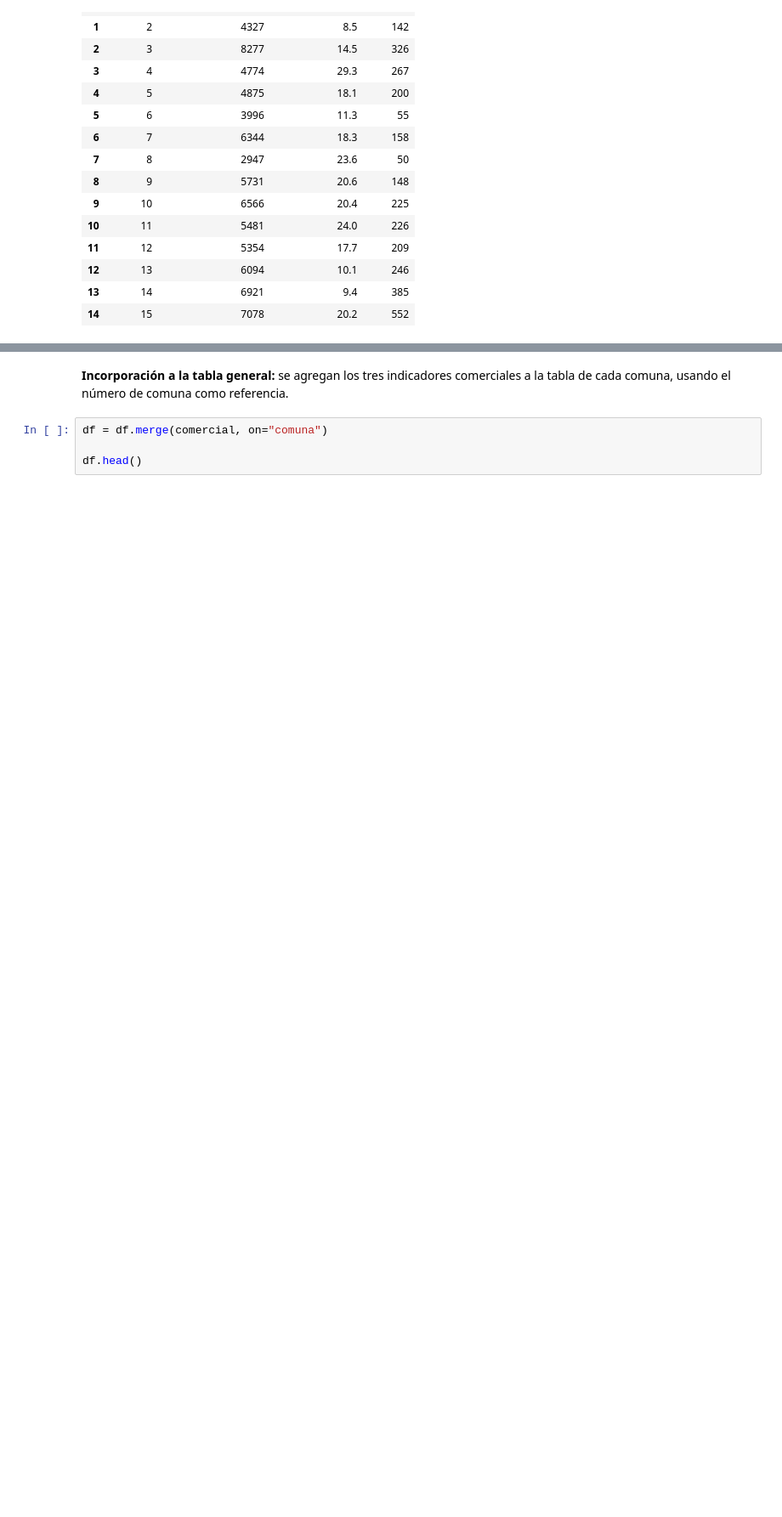
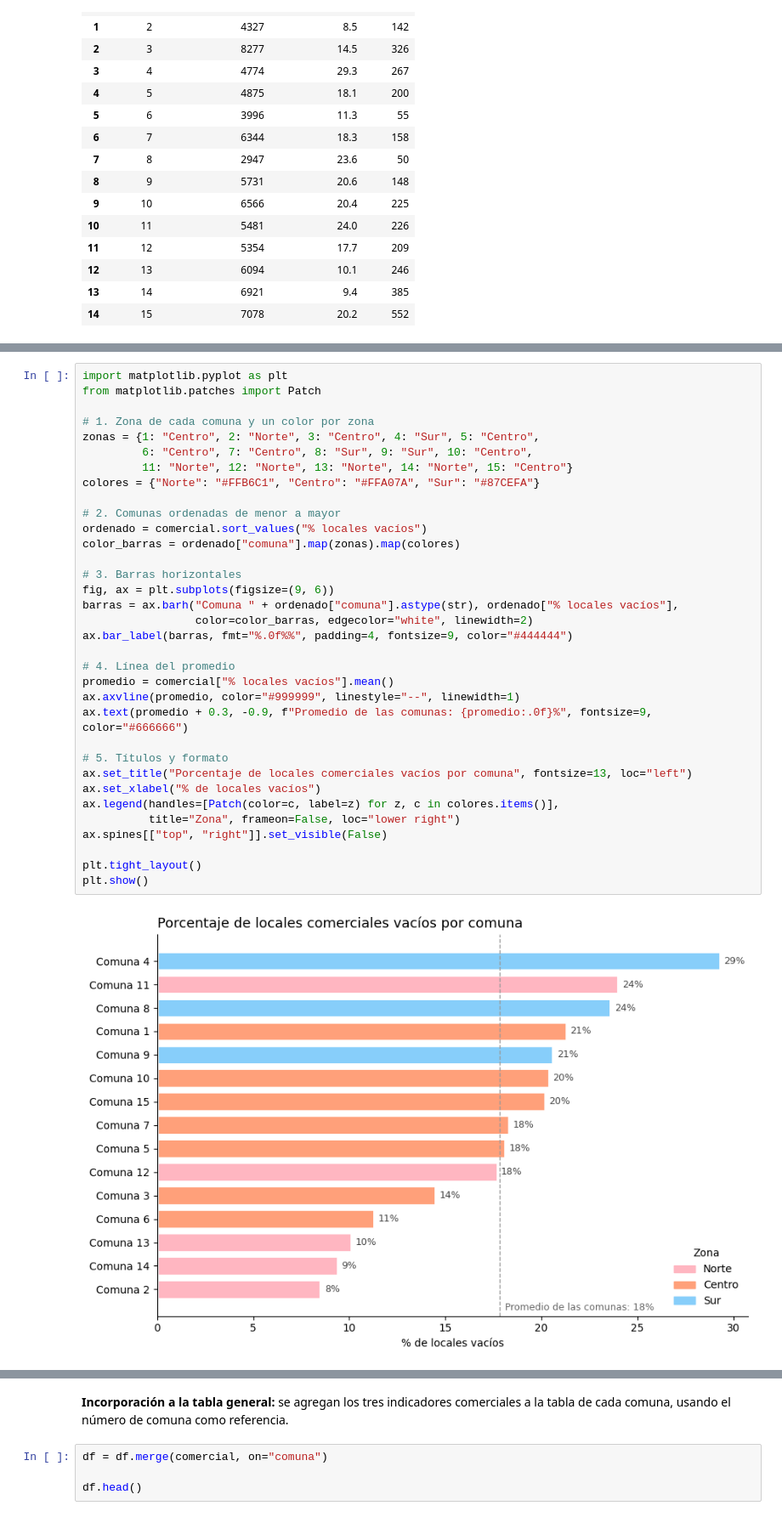
Before and after one commit to mchietino/TP-Delito_en_AMBA-Mica-, a Jupyter notebook: Análisis_socioeconómico_de_CABA.ipynb, the cells around one changed output, grey strips where cells are left out. Shown at 85% size. Drawn from its saved outputs; the diff is of its cells as text; blank space fills up the shorter version.

```diff
--- a/Análisis_socioeconómico_de_CABA.ipynb
+++ b/Análisis_socioeconómico_de_CABA.ipynb
@@ -222,0 +231,36 @@ comercial
+# %%
+import matplotlib.pyplot as plt
+from matplotlib.patches import Patch
+
+# 1. Zona de cada comuna y un color por zona
+zonas = {1: "Centro", 2: "Norte", 3: "Centro", 4: "Sur", 5: "Centro",
+         6: "Centro", 7: "Centro", 8: "Sur", 9: "Sur", 10: "Centro",
+         11: "Norte", 12: "Norte", 13: "Norte", 14: "Norte", 15: "Centro"}
+colores = {"Norte": "#FFB6C1", "Centro": "#FFA07A", "Sur": "#87CEFA"}
+
+# 2. Comunas ordenadas de menor a mayor
+ordenado = comercial.sort_values("% locales vacíos")
+color_barras = ordenado["comuna"].map(zonas).map(colores)
+
+# 3. Barras horizontales
+fig, ax = plt.subplots(figsize=(9, 6))
+barras = ax.barh("Comuna " + ordenado["comuna"].astype(str), ordenado["% locales vacíos"],
+                 color=color_barras, edgecolor="white", linewidth=2)
+ax.bar_label(barras, fmt="%.0f%%", padding=4, fontsize=9, color="#444444")
+
+# 4. Línea del promedio
+promedio = comercial["% locales vacíos"].mean()
+ax.axvline(promedio, color="#999999", linestyle="--", linewidth=1)
+ax.text(promedio + 0.3, -0.9, f"Promedio de las comunas: {promedio:.0f}%", fontsize=9, color="#666666")
+
+# 5. Títulos y formato
+ax.set_title("Porcentaje de locales comerciales vacíos por comuna", fontsize=13, loc="left")
+ax.set_xlabel("% de locales vacíos")
+ax.legend(handles=[Patch(color=c, label=z) for z, c in colores.items()],
+          title="Zona", frameon=False, loc="lower right")
+ax.spines[["top", "right"]].set_visible(False)
+
+plt.tight_layout()
+plt.show()
+# %% [output]
+[figure, added]
```
Also changed, not shown: parts of 3 cells of this notebook.
